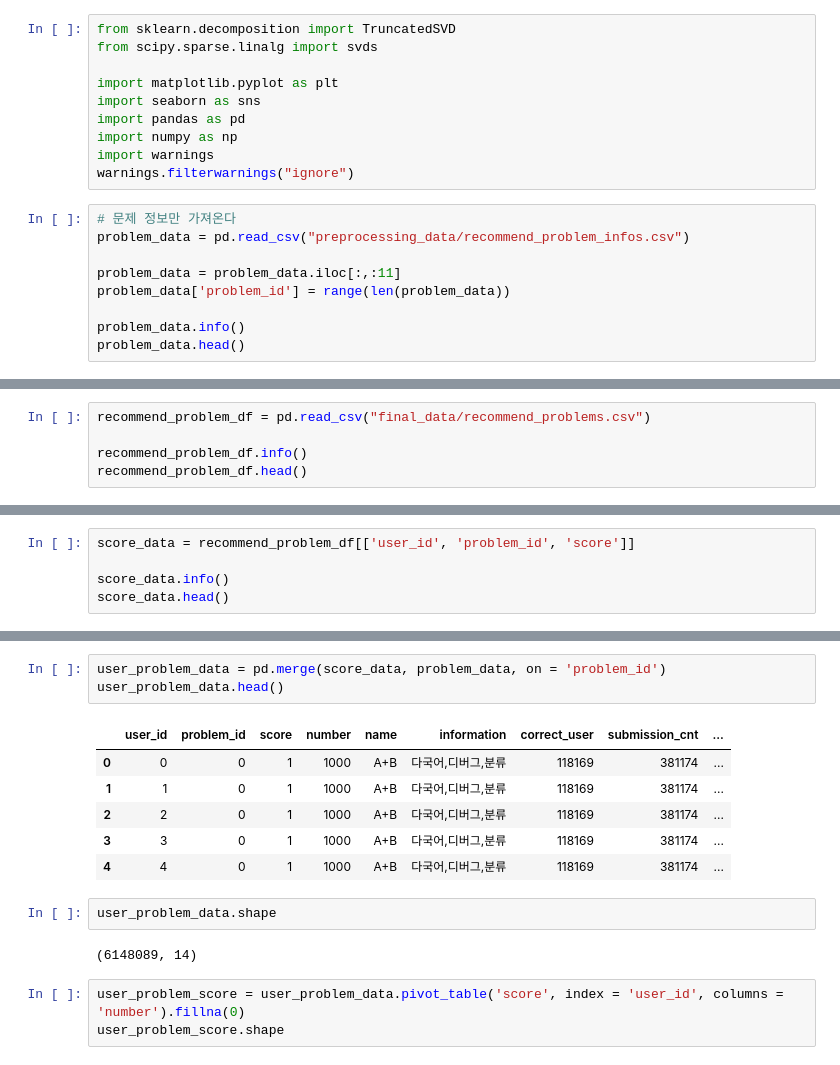
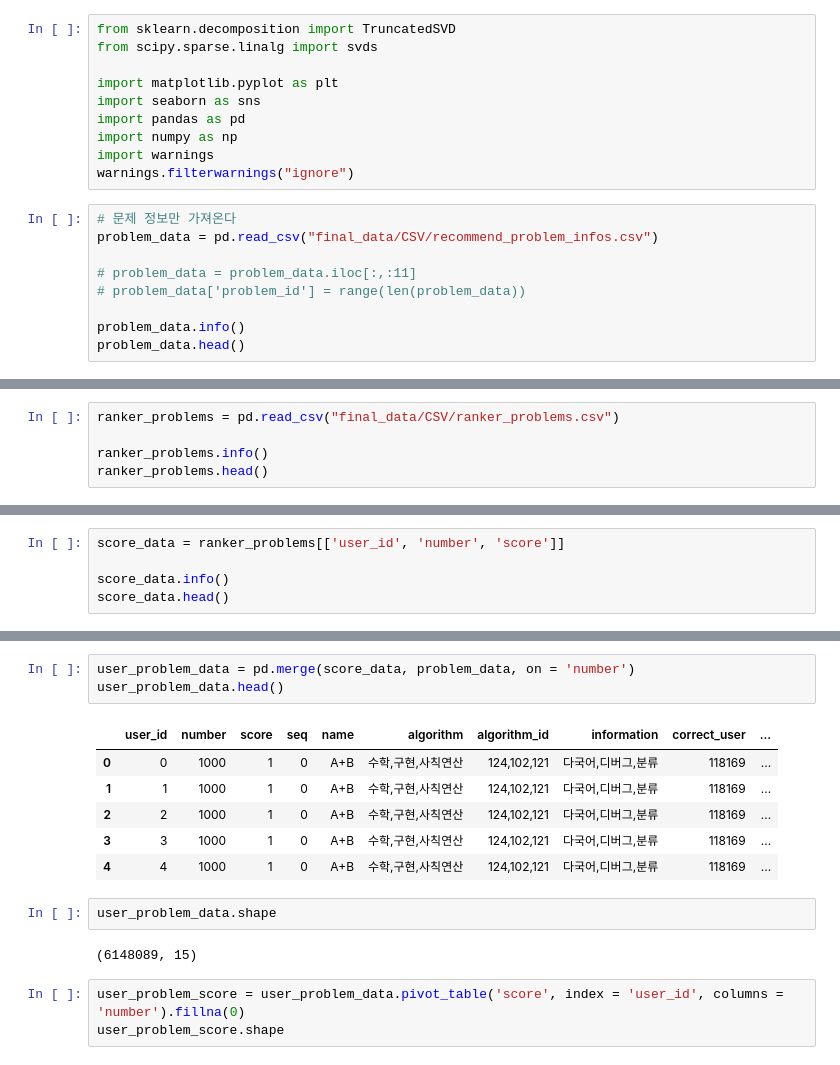
Before and after one commit to esun1903/Algoga, a Jupyter notebook: algorithm/recommedation.ipynb, the cells around one changed output, grey strips where cells are left out. Cells and saved outputs as stored; diff of their text form.

Commit message:
feat/kwon/algorithms/Redesign for DB Data
Former-commit-id: c902a72257e3e9f997024d46b97d33757d5e5a78

```diff
--- a/algorithm/recommedation.ipynb
+++ b/algorithm/recommedation.ipynb
@@ -12,10 +12,10 @@ import warnings
 warnings.filterwarnings("ignore")
 # %%
 # 문제 정보만 가져온다
-problem_data = pd.read_csv("preprocessing_data/recommend_problem_infos.csv")
+problem_data = pd.read_csv("final_data/CSV/recommend_problem_infos.csv")
 
-problem_data = problem_data.iloc[:,:11]
-problem_data['problem_id'] = range(len(problem_data))
+# problem_data = problem_data.iloc[:,:11]
+# problem_data['problem_id'] = range(len(problem_data))
 
 problem_data.info()
 problem_data.head()
@@ -46,8 +47,8 @@ memory usage: 832.7+ KB
 # %%
-recommend_problem_df = pd.read_csv("final_data/recommend_problems.csv")
+ranker_problems = pd.read_csv("final_data/CSV/ranker_problems.csv")
 
-recommend_problem_df.info()
-recommend_problem_df.head()
+ranker_problems.info()
+ranker_problems.head()
 # %% [output]
 <class 'pandas.core.frame.DataFrame'>
 RangeIndex: 6148089 entries, 0 to 6148088
@@ -86,7 +87,7 @@ len(recommend_problem_df['problem_id'].unique()), len(recommend_problem_df['numb
 # %% [output]
 (9267, 9267)
 # %%
-score_data = recommend_problem_df[['user_id', 'problem_id', 'score']]
+score_data = ranker_problems[['user_id', 'number', 'score']]
 
 score_data.info()
 score_data.head()
@@ -108,17 +109,17 @@ memory usage: 140.7 MB
 # %%
-user_problem_data = pd.merge(score_data, problem_data, on = 'problem_id')
+user_problem_data = pd.merge(score_data, problem_data, on = 'number')
 user_problem_data.head()
 # %% [output]
-|  | user_id | problem_id | score | number | name | information | correct_user | submission_cnt | ... |
-| 0 | 0 | 0 | 1 | 1000 | A+B | 다국어,디버그,분류 | 118169 | 381174 | ... |
-| 1 | 1 | 0 | 1 | 1000 | A+B | 다국어,디버그,분류 | 118169 | 381174 | ... |
-| 2 | 2 | 0 | 1 | 1000 | A+B | 다국어,디버그,분류 | 118169 | 381174 | ... |
-| 3 | 3 | 0 | 1 | 1000 | A+B | 다국어,디버그,분류 | 118169 | 381174 | ... |
-| 4 | 4 | 0 | 1 | 1000 | A+B | 다국어,디버그,분류 | 118169 | 381174 | ... |
+|  | user_id | number | score | seq | name | algorithm | algorithm_id | information | correct_user | ... |
+| 0 | 0 | 1000 | 1 | 0 | A+B | 수학,구현,사칙연산 | 124,102,121 | 다국어,디버그,분류 | 118169 | ... |
+| 1 | 1 | 1000 | 1 | 0 | A+B | 수학,구현,사칙연산 | 124,102,121 | 다국어,디버그,분류 | 118169 | ... |
+| 2 | 2 | 1000 | 1 | 0 | A+B | 수학,구현,사칙연산 | 124,102,121 | 다국어,디버그,분류 | 118169 | ... |
+| 3 | 3 | 1000 | 1 | 0 | A+B | 수학,구현,사칙연산 | 124,102,121 | 다국어,디버그,분류 | 118169 | ... |
+| 4 | 4 | 1000 | 1 | 0 | A+B | 수학,구현,사칙연산 | 124,102,121 | 다국어,디버그,분류 | 118169 | ... |
 # %%
 user_problem_data.shape
 # %% [output]
-(6148089, 14)
+(6148089, 15)
 # %%
 user_problem_score = user_problem_data.pivot_table('score', index = 'user_id', columns = 'number').fillna(0)
 user_problem_score.shape
```
Also changed, not shown: parts of 16 cells of this notebook, 11 other files.
